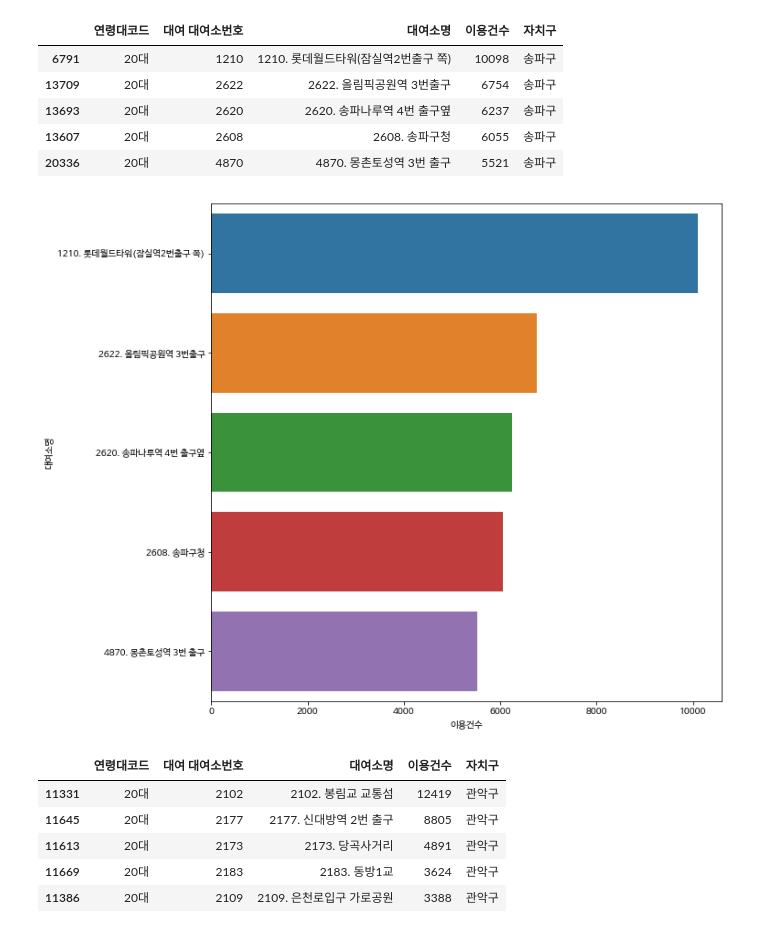
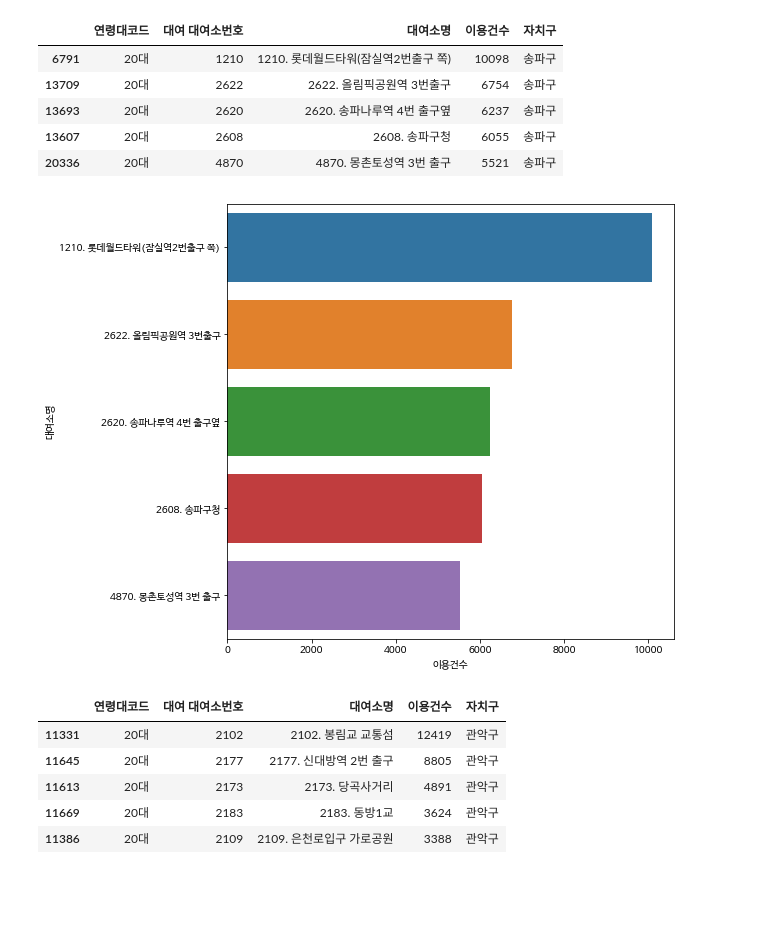
Before and after one commit to Aimerlee123/Python-teamproject, a Jupyter notebook: 공공자전거_이용현황_분석.ipynb, the cells around one changed output. Saved outputs shown, nothing was run; the diff lists cells and outputs as text; code cells hidden in the pictures; blank space fills up the shorter version.

```diff
--- a/공공자전거_이용현황_분석.ipynb
+++ b/공공자전거_이용현황_분석.ipynb
@@ -309,11 +309,11 @@ songpatop5
 | 13607 | 20대 | 2608 | 2608. 송파구청 | 6055 | 송파구 |
 | 20336 | 20대 | 4870 | 4870. 몽촌토성역 3번 출구 | 5521 | 송파구 |
 # %%
-plt.figure(figsize=(10,10))
+plt.figure(figsize=(8,8))
 sns.barplot(data=songpatop5,x='이용건수',y='대여소명')
 plt.show()
 # %% [output]
-[figure, old version]
+[figure, new version]
 # %%
 kwanak=grouped.get_group('관악구')
 kwana5=kwanak.head(5)
```
Also changed, not shown: parts of 3 cells of this notebook.
